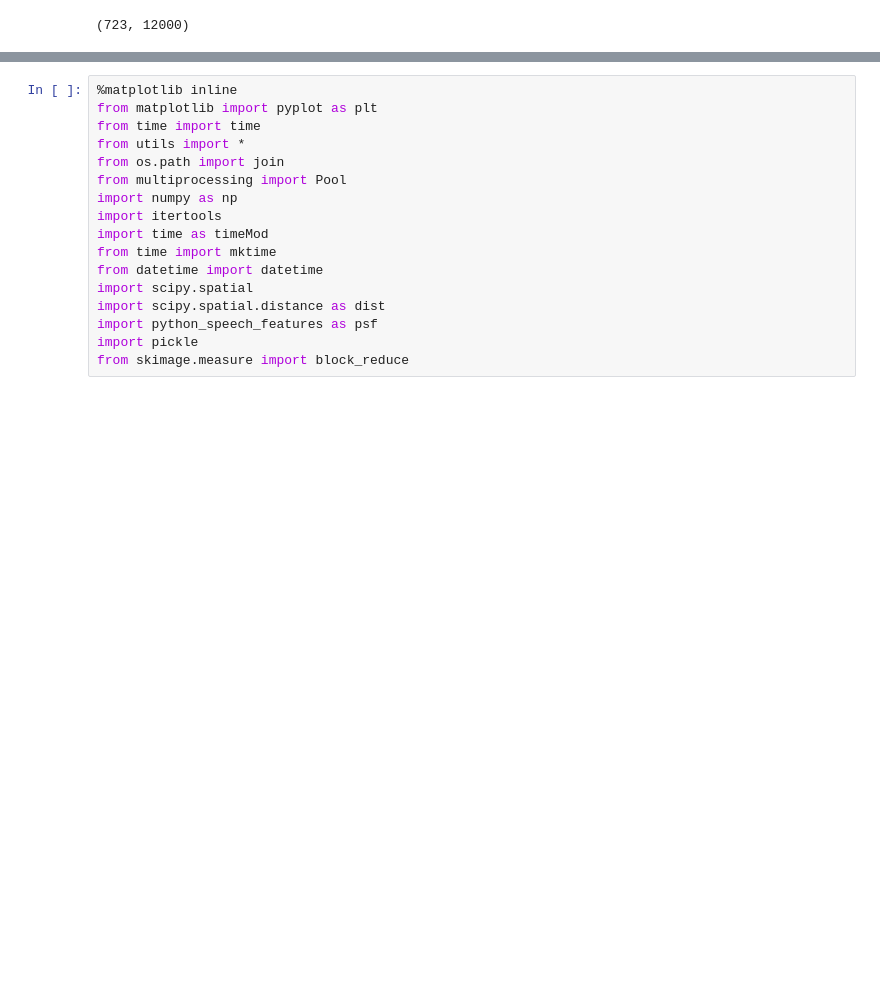
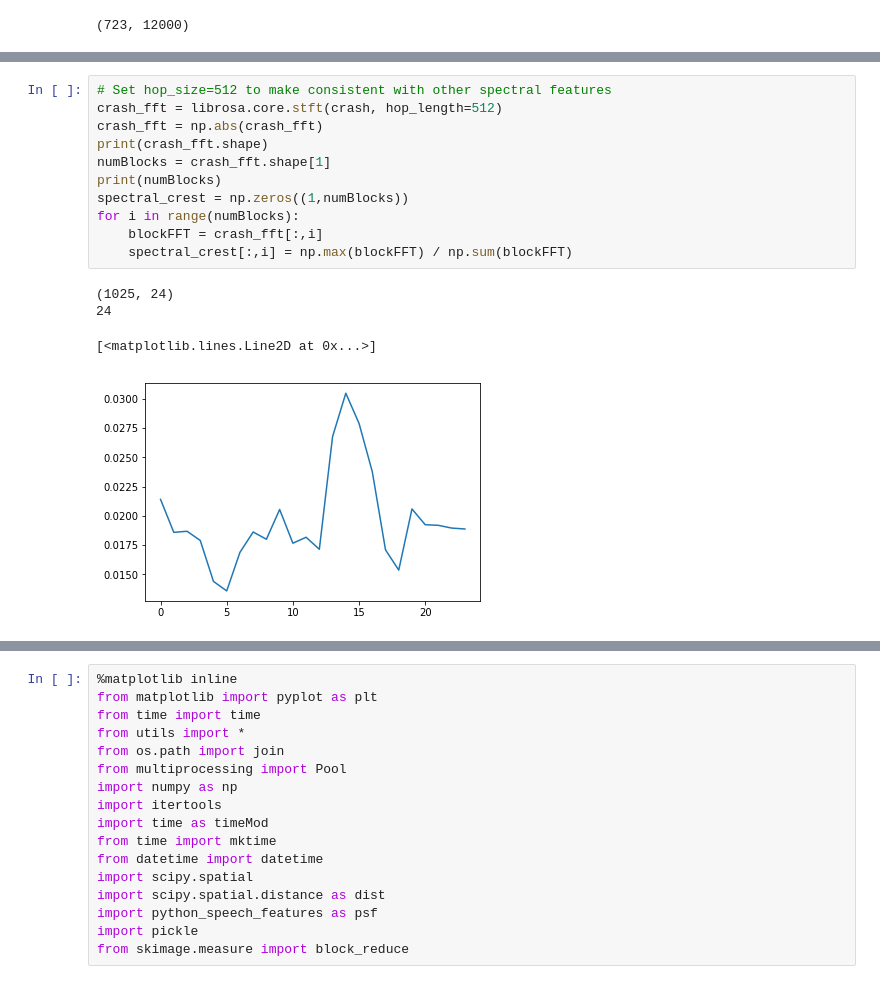
Before and after one commit to AvneeshSarwate/klustr, a Jupyter notebook: audioNotebooks/Samples to Standard MIR Features.ipynb, the cells around one changed output, grey strips where cells are left out. Saved outputs shown, nothing was run; the diff lists cells and outputs as text; blank space fills up the shorter version.

```diff
--- a/audioNotebooks/Samples to Standard MIR Features.ipynb
+++ b/audioNotebooks/Samples to Standard MIR Features.ipynb
@@ -74,0 +120,16 @@ print (centroid)
+# %%
+# Set hop_size=512 to make consistent with other spectral features
+crash_fft = librosa.core.stft(crash, hop_length=512)
+crash_fft = np.abs(crash_fft)
+print(crash_fft.shape)
+numBlocks = crash_fft.shape[1]
+print(numBlocks)
+spectral_crest = np.zeros((1,numBlocks))
+for i in range(numBlocks):
+    blockFFT = crash_fft[:,i]
+    spectral_crest[:,i] = np.max(blockFFT) / np.sum(blockFFT)
+# %% [output]
+(1025, 24)
+24
+[<matplotlib.lines.Line2D at 0x...>]
+[figure, added]
```
Also changed, not shown: parts of 11 cells of this notebook.
